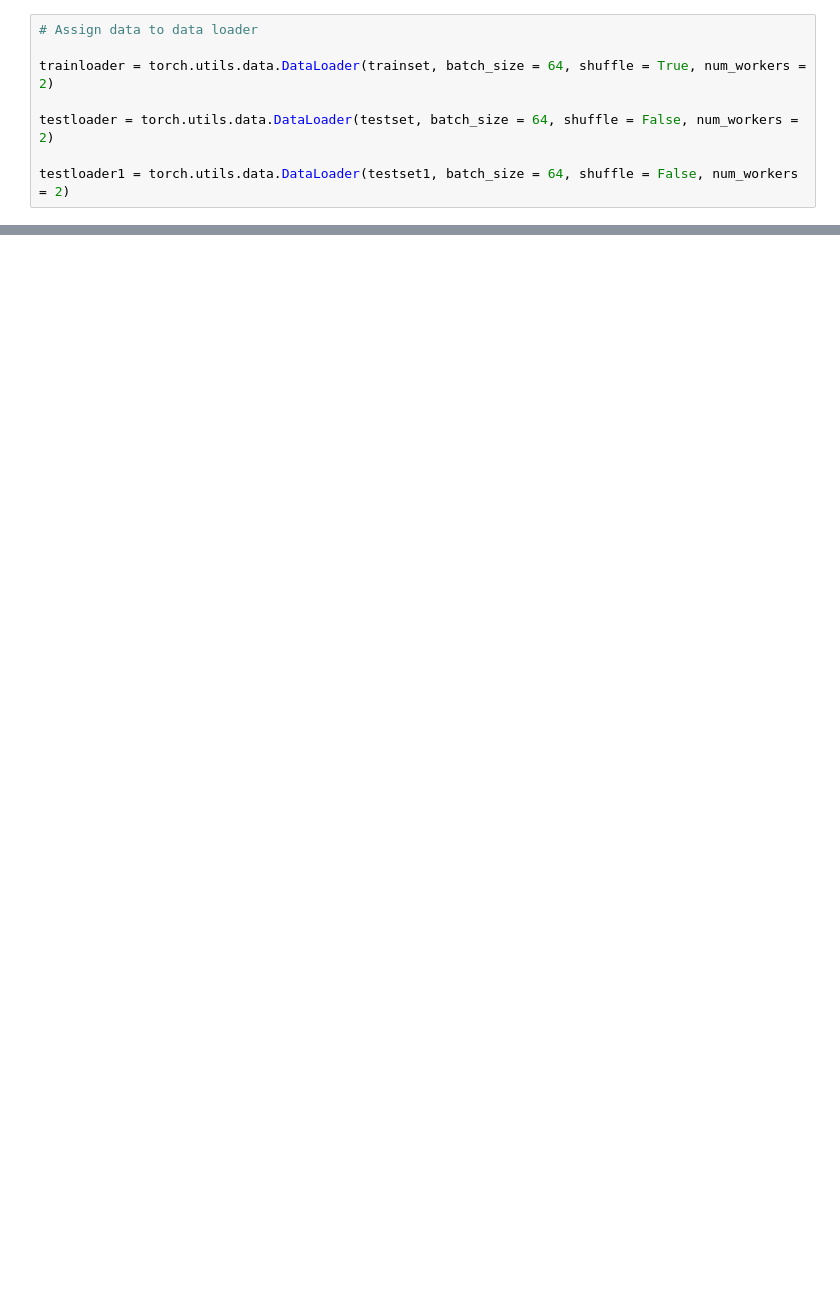
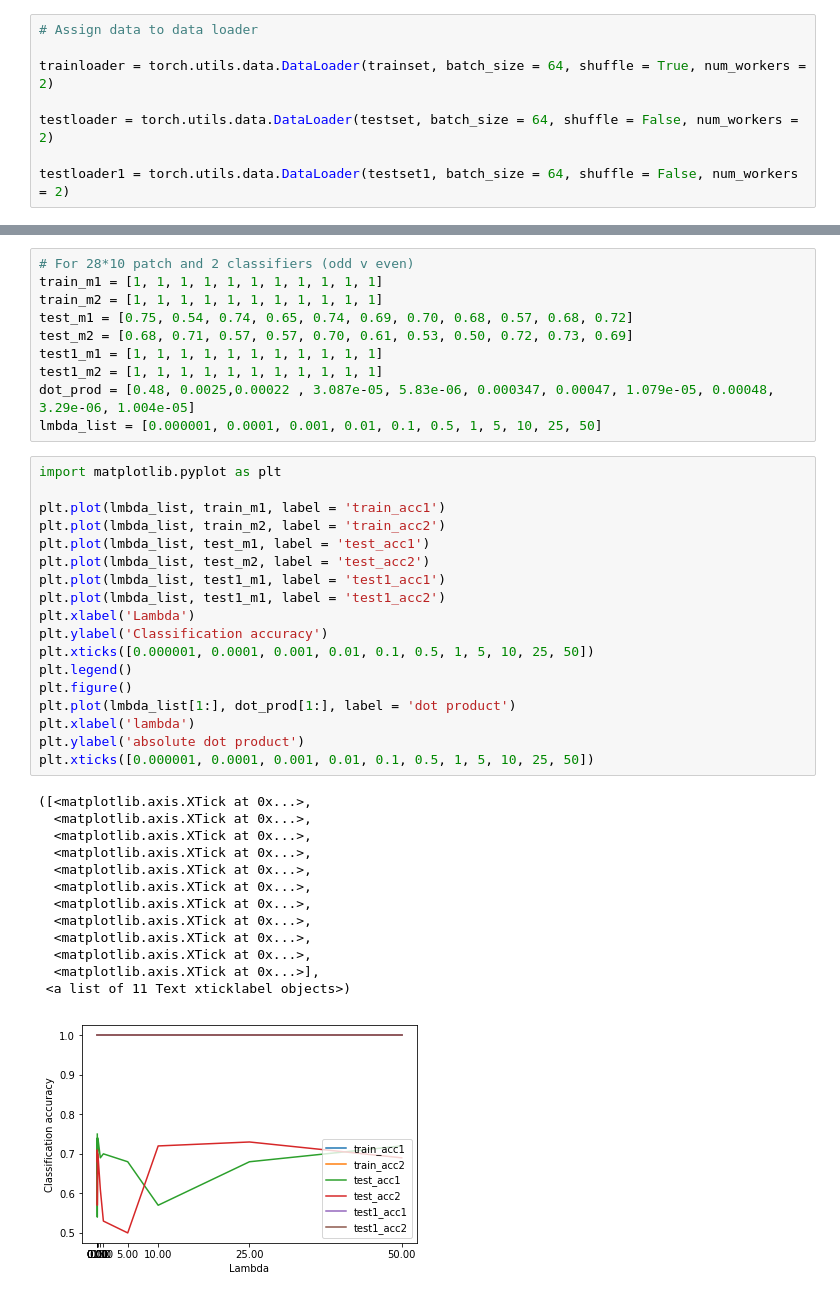
Before and after one commit to akshay-d-khare/Domain-adaptation, a Jupyter notebook: Experiment3_LinearModel.ipynb, the cells around one changed output, grey strips where cells are left out. Cells and saved outputs as stored; diff of their text form; blank space fills up the shorter version.

```diff
--- a/Experiment3_LinearModel.ipynb
+++ b/Experiment3_LinearModel.ipynb
@@ -268,0 +370,42 @@ tensor([[0.0208]], grad_fn=<AbsBackward>)
+# %%
+# For 28*10 patch and 2 classifiers (odd v even)
+train_m1 = [1, 1, 1, 1, 1, 1, 1, 1, 1, 1, 1]
+train_m2 = [1, 1, 1, 1, 1, 1, 1, 1, 1, 1, 1]
+test_m1 = [0.75, 0.54, 0.74, 0.65, 0.74, 0.69, 0.70, 0.68, 0.57, 0.68, 0.72]
+test_m2 = [0.68, 0.71, 0.57, 0.57, 0.70, 0.61, 0.53, 0.50, 0.72, 0.73, 0.69]
+test1_m1 = [1, 1, 1, 1, 1, 1, 1, 1, 1, 1, 1]
+test1_m2 = [1, 1, 1, 1, 1, 1, 1, 1, 1, 1, 1]
+dot_prod = [0.48, 0.0025,0.00022 , 3.087e-05, 5.83e-06, 0.000347, 0.00047, 1.079e-05, 0.00048, 3.29e-06, 1.004e-05]
+lmbda_list = [0.000001, 0.0001, 0.001, 0.01, 0.1, 0.5, 1, 5, 10, 25, 50]
+# %%
+import matplotlib.pyplot as plt
+
+plt.plot(lmbda_list, train_m1, label = 'train_acc1')
+plt.plot(lmbda_list, train_m2, label = 'train_acc2')
+plt.plot(lmbda_list, test_m1, label = 'test_acc1')
+plt.plot(lmbda_list, test_m2, label = 'test_acc2')
+plt.plot(lmbda_list, test1_m1, label = 'test1_acc1')
+plt.plot(lmbda_list, test1_m1, label = 'test1_acc2')
+plt.xlabel('Lambda')
+plt.ylabel('Classification accuracy')
+plt.xticks([0.000001, 0.0001, 0.001, 0.01, 0.1, 0.5, 1, 5, 10, 25, 50])
+plt.legend()
+plt.figure()
+plt.plot(lmbda_list[1:], dot_prod[1:], label = 'dot product')
+plt.xlabel('lambda')
+plt.ylabel('absolute dot product')
+plt.xticks([0.000001, 0.0001, 0.001, 0.01, 0.1, 0.5, 1, 5, 10, 25, 50])
+# %% [output]
+([<matplotlib.axis.XTick at 0x...>,
+  <matplotlib.axis.XTick at 0x...>,
+  <matplotlib.axis.XTick at 0x...>,
+  <matplotlib.axis.XTick at 0x...>,
+  <matplotlib.axis.XTick at 0x...>,
+  <matplotlib.axis.XTick at 0x...>,
+  <matplotlib.axis.XTick at 0x...>,
+  <matplotlib.axis.XTick at 0x...>,
+  <matplotlib.axis.XTick at 0x...>,
+  <matplotlib.axis.XTick at 0x...>,
+  <matplotlib.axis.XTick at 0x...>],
+ <a list of 11 Text xticklabel objects>)
+[figure, added]
```
Also changed, not shown: parts of 17 cells of this notebook.
